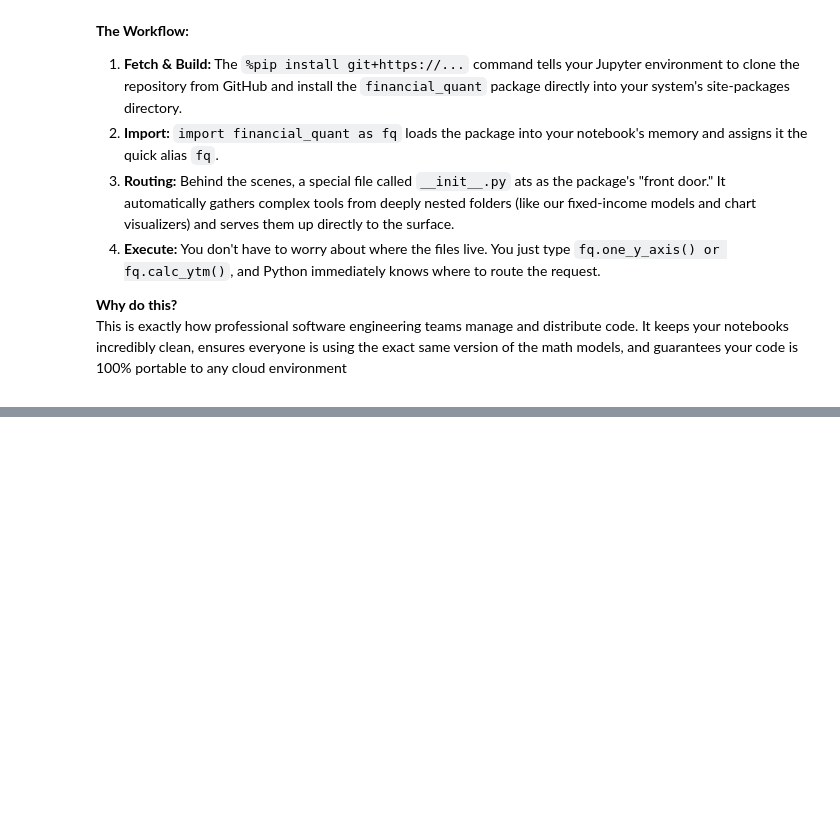
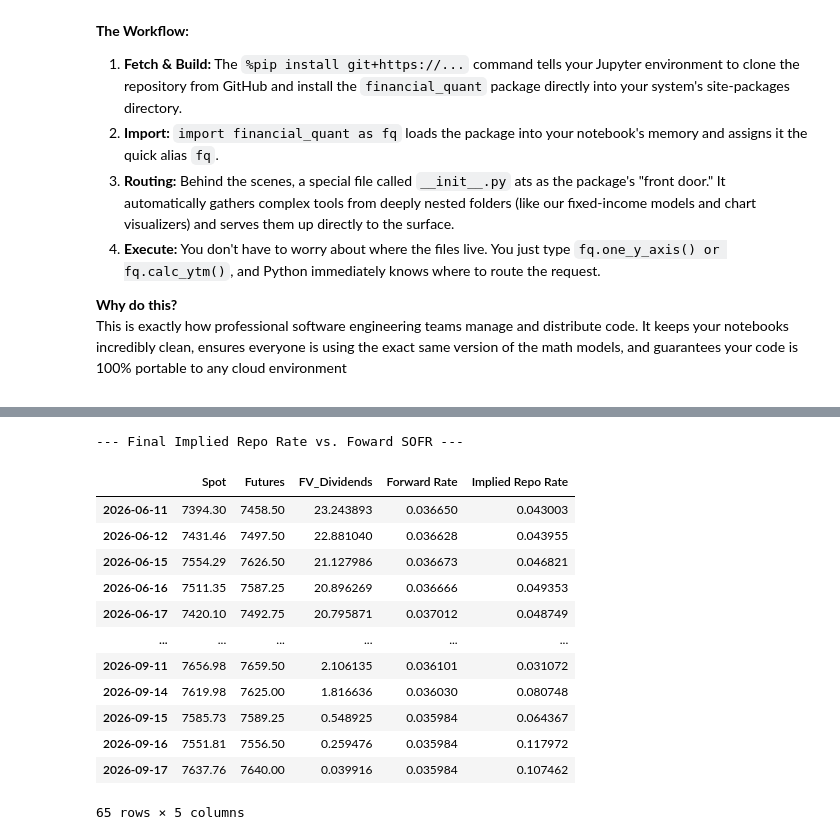
Before and after one commit to PatrickJHess/Derivatives-Futures-Chapter-Two, a Jupyter notebook: colab/Colab_pricing.ipynb, the cells around one changed output, grey strips where cells are left out. Cells and saved outputs as stored; diff of their text form; code cells hidden in the pictures; folded sections open; blank space fills up the shorter version.

```diff
--- a/colab/Colab_pricing.ipynb
+++ b/colab/Colab_pricing.ipynb
@@ -900,0 +892,37 @@ In our next Chapter, we will put away the dividend estimation formulas and learn
+# %%
+# 1. Calculate the days to expiration for the actual futures contract
+expiration_date = pd.to_datetime('2026-09-18')
+market_data['days_to_expiration'] = (expiration_date - market_data.index).days
+
+# 🛑 Safety Check: Avoid dividing by zero!
+# As we approach expiration day, days_to_expiration hits zero.
+# We only calculate IRR for days strictly before expiration.
+pricing_days = market_data['days_to_expiration'] > 0
+
+# 2. Calculate the Implied Repo Rate using our formula
+market_data.loc[pricing_days, 'Implied Repo Rate'] = (
+    (
+        (market_data['Futures'] + market_data['FV_Dividends']) / market_data['Spot']
+    ) - 1
+) * (360 / market_data['days_to_expiration'])
+
+# 3. Clean up the view to compare the Implied Rate vs the Actual Market Rate
+final_columns = ['Spot', 'Futures', 'FV_Dividends', 'Forward Rate', 'Implied Repo Rate']
+
+print("--- Final Implied Repo Rate vs. Foward SOFR ---")
+display(market_data.loc[pricing_days, final_columns].dropna())
+# %% [output]
+--- Final Implied Repo Rate vs. Foward SOFR ---
+|  | Spot | Futures | FV_Dividends | Forward Rate | Implied Repo Rate |
+| 2026-06-11 | 7394.30 | 7458.50 | 23.243893 | 0.036650 | 0.043003 |
+| 2026-06-12 | 7431.46 | 7497.50 | 22.881040 | 0.036628 | 0.043955 |
+| 2026-06-15 | 7554.29 | 7626.50 | 21.127986 | 0.036673 | 0.046821 |
+| 2026-06-16 | 7511.35 | 7587.25 | 20.896269 | 0.036666 | 0.049353 |
+| 2026-06-17 | 7420.10 | 7492.75 | 20.795871 | 0.037012 | 0.048749 |
+| ... | ... | ... | ... | ... | ... |
+| 2026-09-11 | 7656.98 | 7659.50 | 2.106135 | 0.036101 | 0.031072 |
+| 2026-09-14 | 7619.98 | 7625.00 | 1.816636 | 0.036030 | 0.080748 |
+| 2026-09-15 | 7585.73 | 7589.25 | 0.548925 | 0.035984 | 0.064367 |
+| 2026-09-16 | 7551.81 | 7556.50 | 0.259476 | 0.035984 | 0.117972 |
+| 2026-09-17 | 7637.76 | 7640.00 | 0.039916 | 0.035984 | 0.107462 |
+65 rows × 5 columns
```
Also changed, not shown: parts of 61 cells of this notebook, 3 other files.
